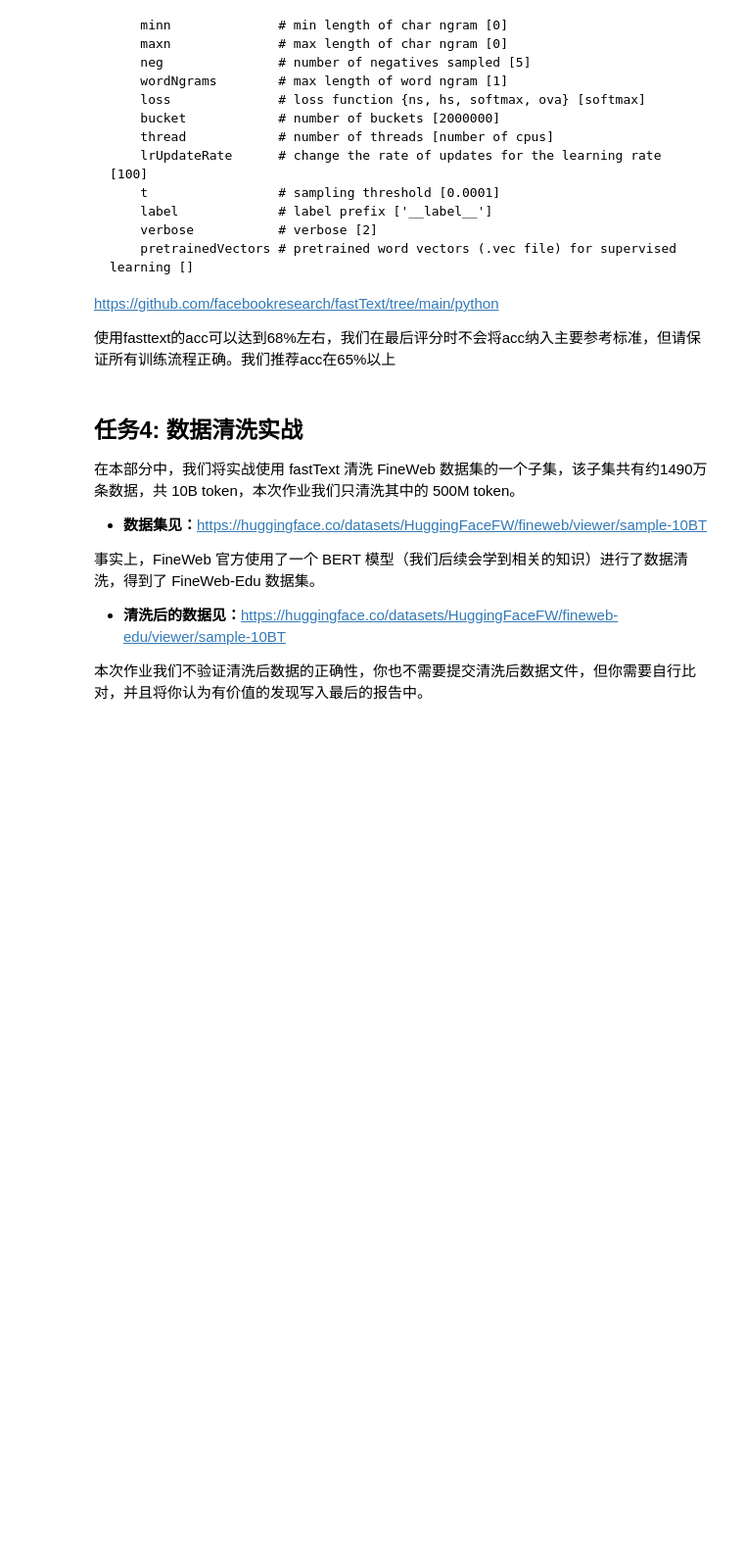
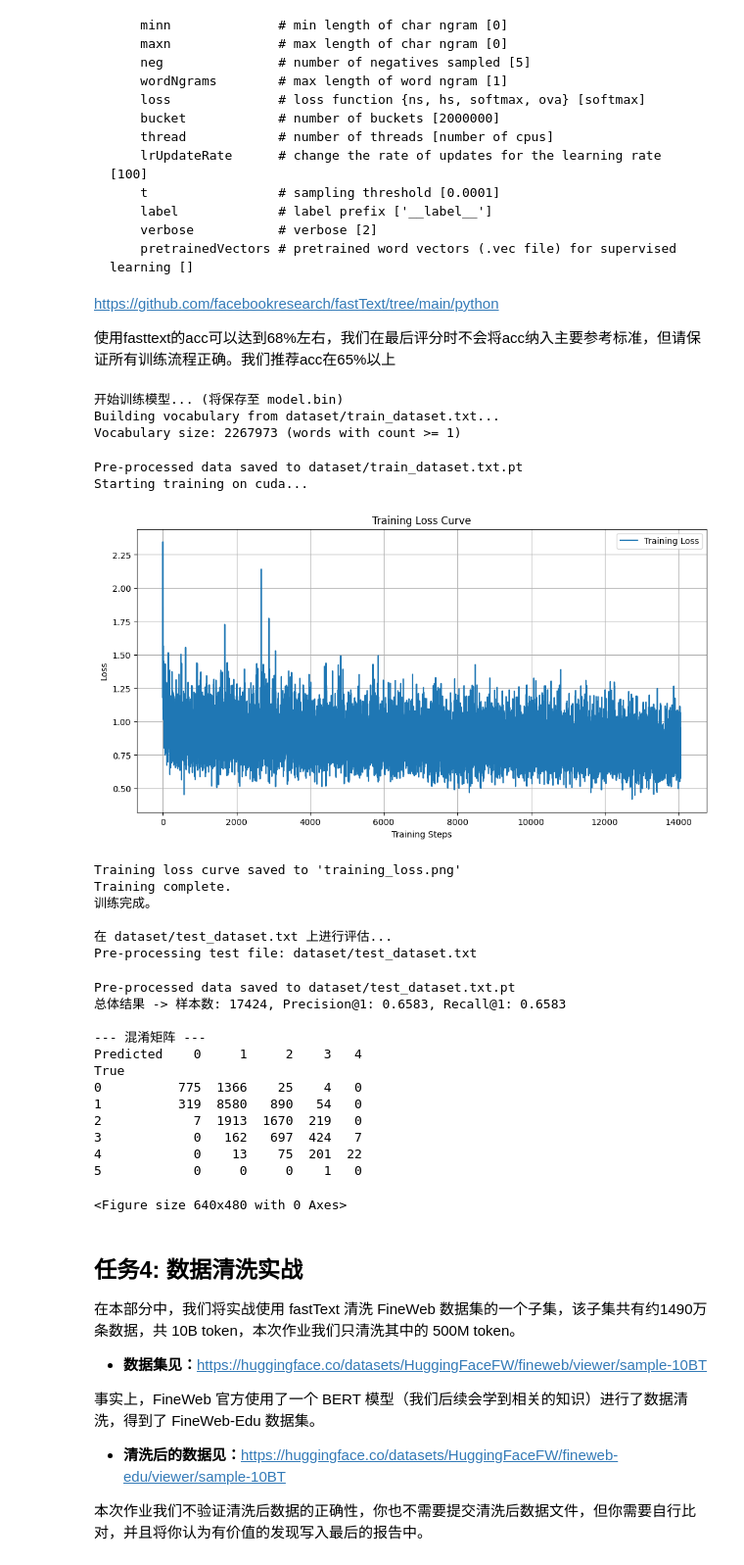
Before and after one commit to xiyuanyang-code/My-NLP, a Jupyter notebook: src/ai_2801/homework_3/HW3.ipynb, the cells around one changed output. Shown at 98% size. Saved outputs shown, nothing was run; the diff lists cells and outputs as text; code cells hidden in the pictures; blank space fills up the shorter version.

```diff
--- a/src/ai_2801/homework_3/HW3.ipynb
+++ b/src/ai_2801/homework_3/HW3.ipynb
@@ -161,7 +183,7 @@ import os
 import numpy as np
 from tqdm import tqdm
 from collections import Counter
-import multiprocessing
+
 
 
 class _FastTextModel(nn.Module):
@@ -207,7 +229,12 @@ class _FastTextModel(nn.Module):
         """
         ## TODO(1分): 实现FASTTEXT的forward函数
         ## torch.embeddings的使用方法见 https://docs.pytorch.ac.cn/docs/stable/generated/torch.nn.EmbeddingBag.html
-        pass
+        # 使用EmbeddingBag获取平均嵌入向量
+        embedded = self.embeddings(indices, offsets)
+        hidden = self.A(embedded)
+        hidden = torch.relu(hidden)
+        logits = self.B(hidden)
+        return logits
         ## END TODO
 # %%
 ## 基于torch的数据集处理
@@ -346,6 +373,14 @@ class _ModelWrapper:
         # 字符n-gram索引 (通过哈希)
         # N-grams被哈希到从 vocab_size 开始的桶中
         ## TODO(2分): 构造哈希桶
+        for token in tokens:
+            ngrams = self._generate_ngrams(token)
+            for ngram in ngrams:
+                # 使用字符串哈希函数将n-gram映射到桶中
+                # 使用 abs() 确保哈希值始终为正数，避免负数索引越界
+                hash_value = abs(hash(ngram)) % self.config['bucket']
+                # 将哈希值偏移vocab_size，确保不与词索引冲突
+                indices.append(vocab_size + hash_value)
         return indices
         ## END TODO
 
@@ -438,7 +473,11 @@ class _ModelWrapper:
         with torch.no_grad():
             for indices, offsets, targets in test_dataloader:
                 ## TODO(1分): 编写测试函数
-                pass
+                indices, offsets, targets = indices.to(self.device), offsets.to(self.device), targets.to(self.device)
+                outputs = self.model(indices, offsets)
+                predictions = torch.argmax(outputs, dim=1)
+                all_true.extend(targets.cpu().numpy())
+                all_preds.extend(predictions.cpu().numpy())
                 ## END TODO
 
         n_examples = len(all_true)
@@ -469,7 +508,9 @@ class _ModelWrapper:
 
         with torch.no_grad():
             ## TODO(1分) 编写predict函数
-            topk_probs, topk_indices = None, None
+            outputs = self.model(indices_tensor, offsets)
+            probs = torch.softmax(outputs, dim=1)
+            topk_probs, topk_indices = torch.topk(probs, k, dim=1)
             ## END TODO
         labels = [[self.ix_to_label[idx.item()] for idx in row] for row in topk_indices]
         return labels, topk_probs.cpu().numpy()
@@ -662,9 +711,7 @@ class FastTextClassifier:
         print(f"开始训练模型... (将保存至 {self.config['model_path']})")
         self.model = fasttext.train_supervised(
             input=self.config['train_file'],
-            ## TODO(0分) 请自行设定超参, 详见fasttext官方文档, 详细超参见下一个block
-
-            ## END TODO
+            **self.config["model_params"]
         )
         self.model.save_model(self.config['model_path'])
         print("训练完成。")
@@ -695,7 +742,8 @@ class FastTextClassifier:
         # 混淆矩阵
         ## TODO(1分) 构造混淆矩阵
         ## 建议使用函数: pd.crosstab
-        confusion_matrix = None
+        confusion_matrix = pd.crosstab(pd.Series(true_labels, name='True'),
+                                       pd.Series(predicted_labels, name='Predicted'))
         ## END TODO
         print("\n--- 混淆矩阵 ---")
         print(confusion_matrix)
@@ -739,23 +787,49 @@ https://github.com/facebookresearch/fastText/tree/main/python
 # %%
 model_config = {
     "model_path": "model.bin",
     "train_file": "dataset/train_dataset.txt",
     "test_file": "dataset/test_dataset.txt",
 
     "model_params": {
         ## TODO(0分) 请自行设定超参, 详见fasttext官方文档
         "epoch": 1,
-        "lr": 1,
-        "dim": 10,
-        "batch_size" : 32,
-        "wordNgrams": 3
+        "lr": 0.1,
+        "dim": 20,
+        "wordNgrams": 2,
+        "bucket": 200000,
         ## END TODO
 },
 }
 
 classifier = FastTextClassifier(model_config)
 classifier.train()
 classifier.evaluate()
+# %% [output]
+开始训练模型... (将保存至 model.bin)
+Building vocabulary from dataset/train_dataset.txt...
+Vocabulary size: 2267973 (words with count >= 1)
+Pre-processed data saved to dataset/train_dataset.txt.pt
+Starting training on cuda...
+[figure, added]
+Training loss curve saved to 'training_loss.png'
+Training complete.
+训练完成。
+
+在 dataset/test_dataset.txt 上进行评估...
+Pre-processing test file: dataset/test_dataset.txt
+Pre-processed data saved to dataset/test_dataset.txt.pt
+总体结果 -> 样本数: 17424, Precision@1: 0.6583, Recall@1: 0.6583
+
+--- 混淆矩阵 ---
+Predicted    0     1     2    3   4
+True
+0          775  1366    25    4   0
+1          319  8580   890   54   0
+2            7  1913  1670  219   0
+3            0   162   697  424   7
+4            0    13    75  201  22
+5            0     0     0    1   0
+<Figure size 640x480 with 0 Axes>
 # %% [markdown]
 ## 任务4: 数据清洗实战
 
```
Also changed, not shown: parts of 9 cells of this notebook, 5 other files.
